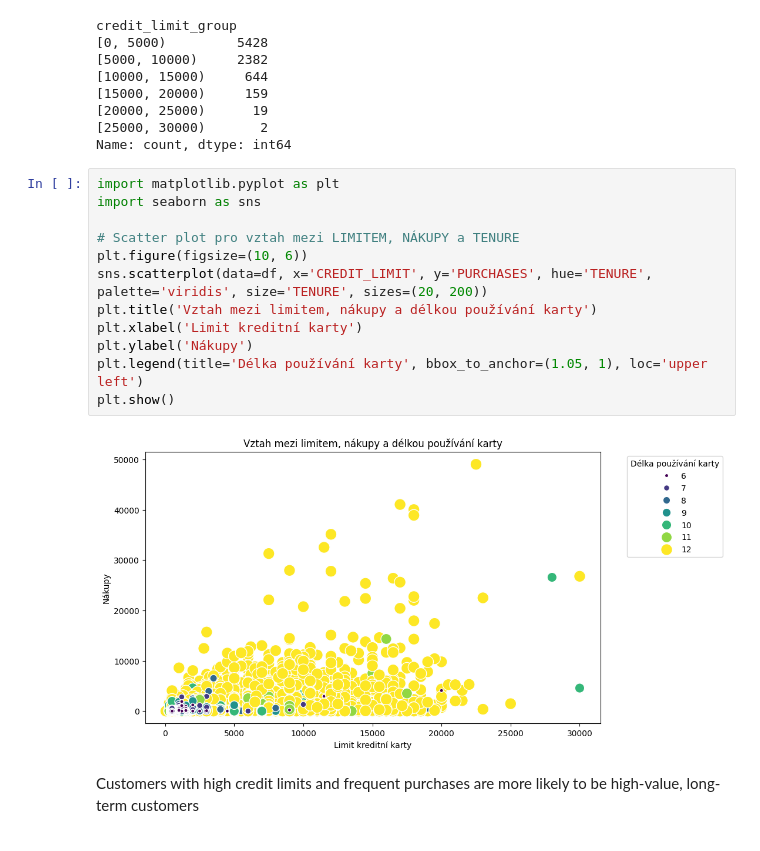
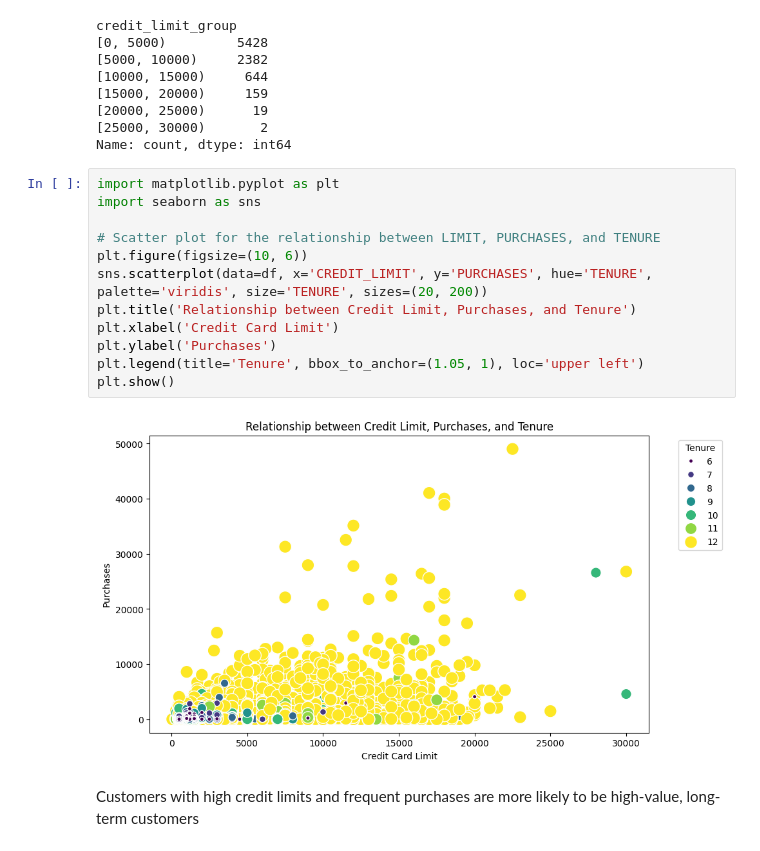
Before and after one commit to z1gyy/Data-Analysis, a Jupyter notebook: credit.ipynb, the cells around one changed output. Cells and saved outputs as stored; diff of their text form.

```diff
--- a/credit.ipynb
+++ b/credit.ipynb
@@ -162,17 +164,17 @@ Name: count, dtype: int64
 # %%
 import matplotlib.pyplot as plt
 import seaborn as sns
 
-# Scatter plot pro vztah mezi LIMITEM, NÁKUPY a TENURE
+# Scatter plot for the relationship between LIMIT, PURCHASES, and TENURE
 plt.figure(figsize=(10, 6))
 sns.scatterplot(data=df, x='CREDIT_LIMIT', y='PURCHASES', hue='TENURE', palette='viridis', size='TENURE', sizes=(20, 200))
-plt.title('Vztah mezi limitem, nákupy a délkou používání karty')
-plt.xlabel('Limit kreditní karty')
-plt.ylabel('Nákupy')
-plt.legend(title='Délka používání karty', bbox_to_anchor=(1.05, 1), loc='upper left')
+plt.title('Relationship between Credit Limit, Purchases, and Tenure')
+plt.xlabel('Credit Card Limit')
+plt.ylabel('Purchases')
+plt.legend(title='Tenure', bbox_to_anchor=(1.05, 1), loc='upper left')
 plt.show()
 # %% [output]
-[figure, old version]
+[figure, new version]
 # %% [markdown]
 Customers with high credit limits and frequent purchases are more likely to be high-value, long-term customers
 # %%
```
Also changed, not shown: parts of 15 cells of this notebook.
